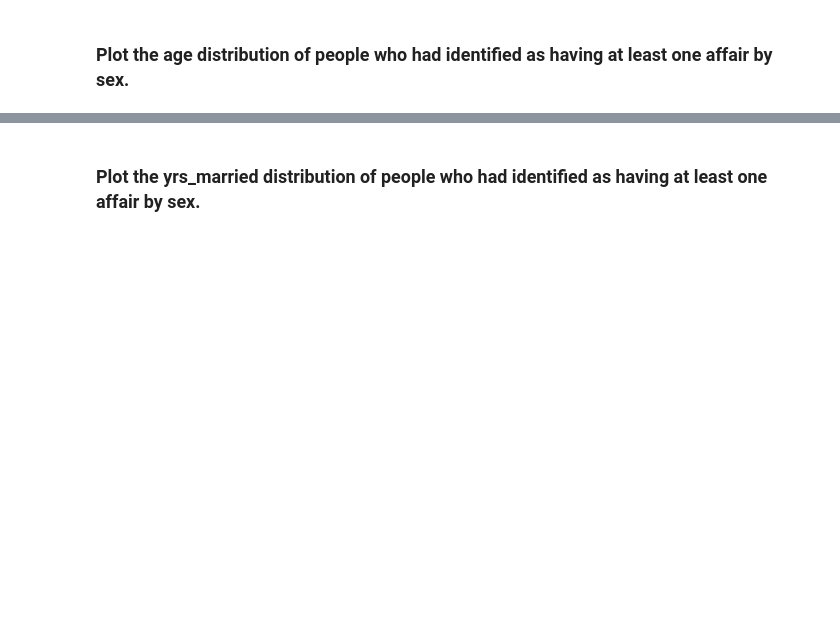
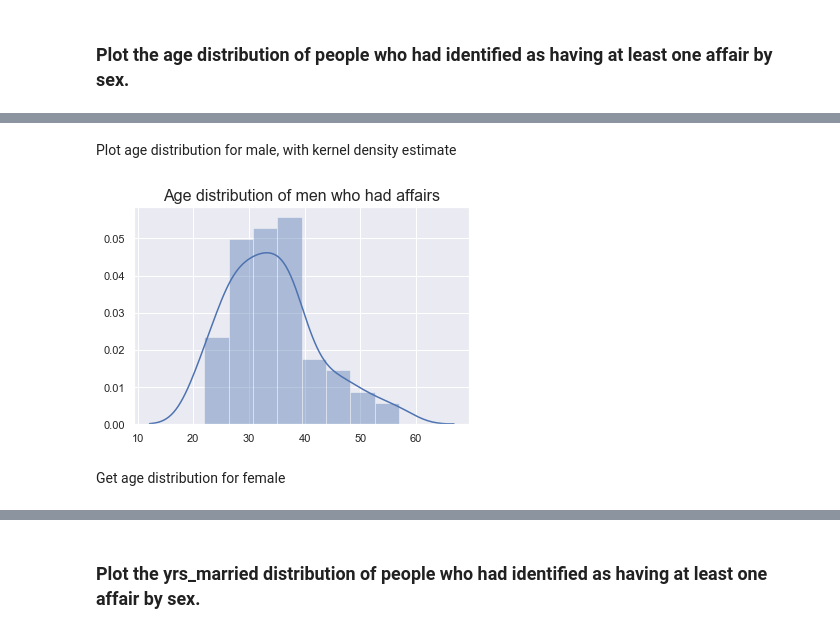
Before and after one commit to corneliailin/aae875_summer2019, a Jupyter notebook: lectures/Week5.ipynb, the cells around one changed output, grey strips where cells are left out. Saved outputs shown, nothing was run; the diff lists cells and outputs as text; code cells hidden in the pictures; blank space fills up the shorter version.

```diff
--- a/lectures/Week5.ipynb
+++ b/lectures/Week5.ipynb
@@ -340,0 +394,16 @@ Text(0, 0.5, 'Number of affairs')
+# %%
+age_m = []
+for row in had_affair_m:
+    age_m.append(row[index_age])
+# %% [markdown]
+Plot age distribution for male, with kernel density estimate
+# %%
+sns.set()
+sns.set_color_codes()
+sns.distplot(age_m, color = 'b')
+
+plt.title("Age distribution of men who had affairs", fontsize = 16);
+# %% [output]
+[figure, added]
+# %% [markdown]
+Get age distribution for female
```
Also changed, not shown: parts of 54 cells of this notebook.
